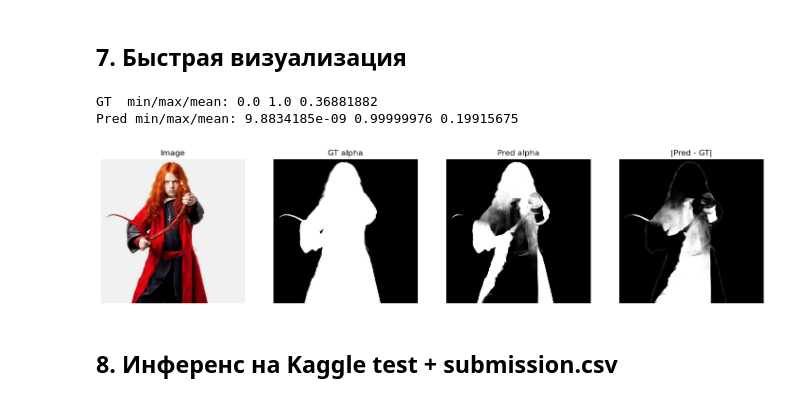
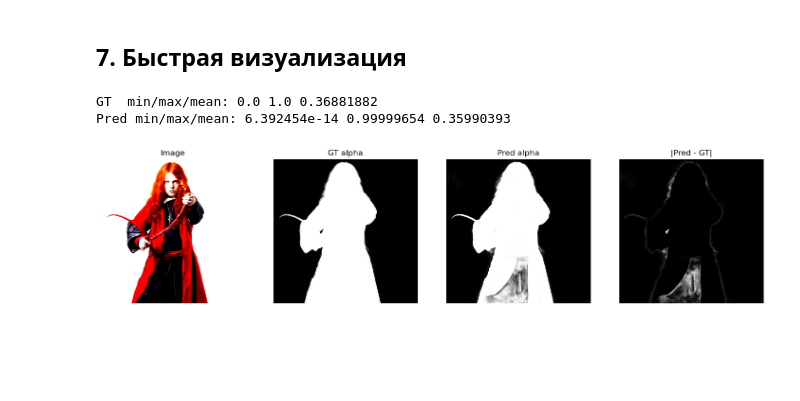
Before and after one commit to DEsterossa/Ecom_CV, a Jupyter notebook: 00_pipeline.ipynb, the cells around one changed output. Cells and saved outputs as stored; diff of their text form; code cells hidden in the pictures; blank space fills up the shorter version.

```diff
--- a/00_pipeline.ipynb
+++ b/00_pipeline.ipynb
@@ -61,9 +61,9 @@ VAL_SIZE   = (1024, 1024)
 TRAIN_BATCH = 4
 VAL_BATCH   = 1
 
-LIMIT_DATA = 10
+LIMIT_DATA = 200
 
-NUM_EPOCHS = 5
+NUM_EPOCHS = 7
 LR = 1e-4
 RUN_TRAINING = True
 # %% [markdown]
@@ -89,8 +89,9 @@ class CsvAlphaDataset(Dataset):
 
         # ВАЖНО: Если есть augment (train), то augment делает crop до crop_size,
         # и НЕ нужно делать Resize до size - это размывает края альфы!
-        # Для val/test (augment=None) делаем Resize до size
-        use_resize = (augment is None)
+        # Для val: НЕ делаем Resize - работаем с full-res для корректной валидации
+        # Resize убран, чтобы валидация соответствовала инференсу на full-res
+        use_resize = False  # Убрали Resize для валидации
 
         # Трансформы как в baseline
         if normalize:
@@ -99,7 +100,9 @@ class CsvAlphaDataset(Dataset):
                 transform_list.append(transforms.Resize(size, interpolation=transforms.InterpolationMode.BILINEAR))
             transform_list.extend([
                 transforms.ToTensor(),
-                transforms.Normalize([0.5, 0.5, 0.5], [0.5, 0.5, 0.5]),  # RGB -> [-1, 1]
+                #transforms.Normalize([0.5, 0.5, 0.5], [0.5, 0.5, 0.5]),  # RGB -> [-1, 1]
+                transforms.Normalize([0.485, 0.456, 0.406],
+                     [0.229, 0.224, 0.225]),
             ])
             self.image_transforms = transforms.Compose(transform_list)
         else:
@@ -143,7 +146,9 @@ class TestImageDataset(Dataset):
         self.transform = transforms.Compose([
             transforms.Resize(size, interpolation=transforms.InterpolationMode.BILINEAR),
             transforms.ToTensor(),
-            transforms.Normalize([0.5, 0.5, 0.5], [0.5, 0.5, 0.5]),
+            #transforms.Normalize([0.5, 0.5, 0.5], [0.5, 0.5, 0.5]),
+            transforms.Normalize([0.485, 0.456, 0.406],
+                     [0.229, 0.224, 0.225])
         ])
 
     def __len__(self):
@@ -176,9 +181,10 @@ class JointAugment:
         # rotate с явным fill для корректной обработки краёв
         if self.p_rotate and random.random() < self.p_rotate:
             angle = random.uniform(-self.max_rotate, self.max_rotate)
-            # fill=0: для img это чёрный, для mask это прозрачность
+            # fill=255 для RGB (белый фон) - уменьшает "туман" на светлом фоне
+            # fill=0 для mask (прозрачность)
             # expand=False: не расширяем изображение, обрезаем углы
-            img_pil = TF.rotate(img_pil, angle, interpolation=InterpolationMode.BILINEAR, fill=0, expand=False)
+            img_pil = TF.rotate(img_pil, angle, interpolation=InterpolationMode.BILINEAR, fill=255, expand=False)
             mask_pil = TF.rotate(mask_pil, angle, interpolation=InterpolationMode.BILINEAR, fill=0, expand=False)
 
         # color jitter only for img
@@ -475,35 +693,33 @@ def show_val_examples(model, val_loader, n=3):
         img_np = denorm_img(imgs[i])
         gt_np  = gts[i,0].detach().cpu().numpy()
         pr_np  = preds[i,0].detach().cpu().numpy()
         print("GT  min/max/mean:", gt_np.min(), gt_np.max(), gt_np.mean())
         print("Pred min/max/mean:", pr_np.min(), pr_np.max(), pr_np.mean())
 
         diff   = np.abs(pr_np - gt_np)
 
         fig, axes = plt.subplots(1, 4, figsize=(18, 5))
         axes[0].imshow(img_np)
         axes[0].set_title("Image")
         axes[0].axis("off")
 
         axes[1].imshow(gt_np, cmap="gray", vmin=0, vmax=1)
         axes[1].set_title("GT alpha")
         axes[1].axis("off")
 
         axes[2].imshow(pr_np, cmap="gray", vmin=0, vmax=1)
         axes[2].set_title("Pred alpha")
         axes[2].axis("off")
 
         axes[3].imshow(diff, cmap="gray")
         axes[3].set_title("|Pred - GT|")
         axes[3].axis("off")
 
         plt.show()
 
 # запуск после обучения:
-show_val_examples(model, val_loader, n=3)
+show_val_examples(model, val_loader, n=10)
 # %% [output]
 GT  min/max/mean: 0.0 1.0 0.36881882
-Pred min/max/mean: 9.8834185e-09 0.99999976 0.19915675
+Pred min/max/mean: 6.392454e-14 0.99999654 0.35990393
-[figure, old version]
+[figure, new version]
-# %% [markdown]
-## 8. Инференс на Kaggle test + submission.csv
```
Also changed, not shown: parts of 11 cells of this notebook, 4 other files.
